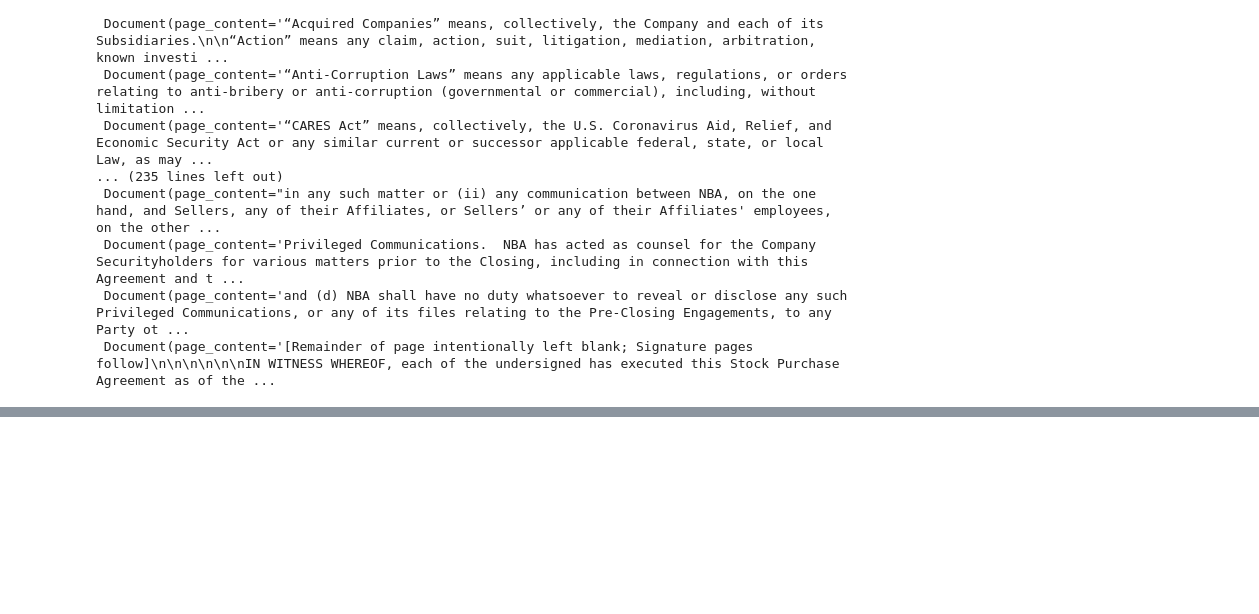
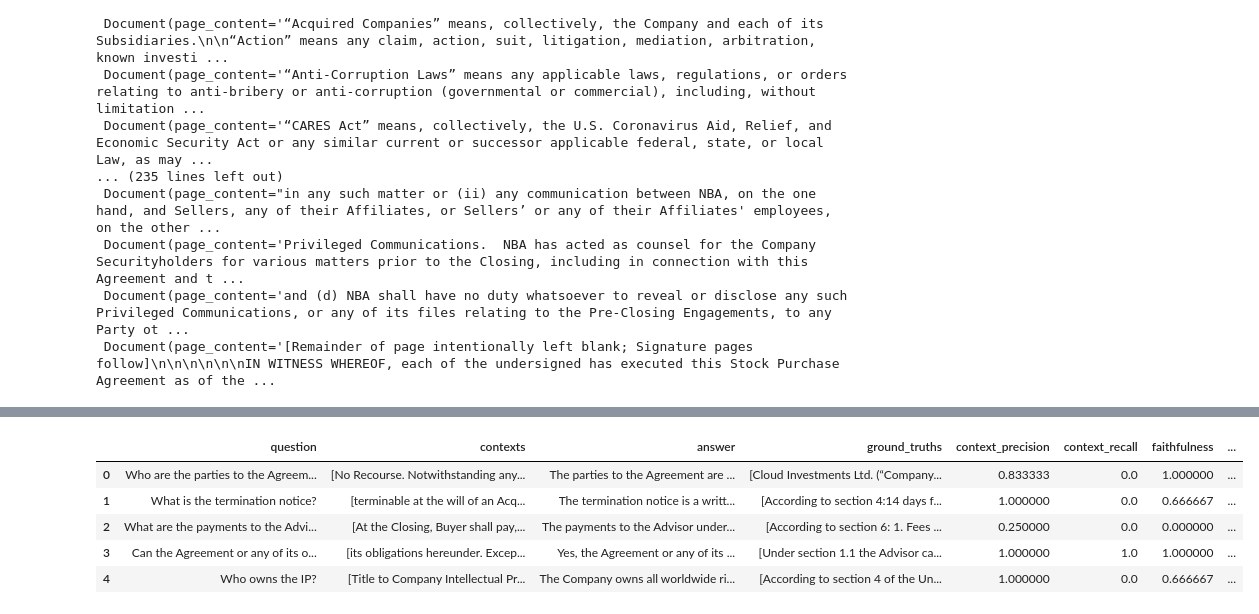
Before and after one commit to bkaggle/Contract-QA-RAG-chatbot, a Jupyter notebook: notebooks/rag.ipynb, the cells around one changed output, grey strips where cells are left out. Drawn from its saved outputs; the diff is of its cells as text; code cells hidden in the pictures; blank space fills up the shorter version.

```diff
--- a/notebooks/rag.ipynb
+++ b/notebooks/rag.ipynb
@@ -70,8 +73,26 @@ texts
 # %%
 embeddings = OpenAIEmbeddings()
 store = Chroma.from_documents(texts,embeddings, collection_name="contract")
+# %%
+# Define prompt template
+template = """You are an assistant for question-answering tasks.
+Use the following pieces of retrieved context to answer the question.
+If you don't know the answer, just say that you don't know.
+Use two sentences maximum and keep the answer concise.
+Question: {question}
+Context: {context}
+Answer:
+"""
+
+prompt = ChatPromptTemplate.from_template(template)
 # %%
 llm = OpenAI(temperature=0)
-chain = RetrievalQA.from_chain_type(llm,retriever=store.as_retriever())
+retriever=store.as_retriever()
+chain = (
+    {"context": retriever,  "question": RunnablePassthrough()}
+    | prompt
+    | llm
+    | StrOutputParser()
+)
 
-print(chain.run("Is there a non-compete obligation to the Advisor?"))
+#print(chain.run("Is there a non-compete obligation to the Advisor?"))
@@ -79,0 +139,16 @@ Based on the context provided, it does not appear that there is a non-compete ob
+# %%
+answers = []
+contexts = []
+
+# Inference
+for query in questions:
+  answers.append(chain.invoke(query))
+  contexts.append([docs.page_content for docs in retriever.get_relevant_documents(query)])
+
+# To dict
+data = {
+    "question": questions,
+    "answer": answers,
+    "contexts": contexts,
+    "ground_truths": ground_truths
+}
@@ -79,0 +280,9 @@ Based on the context provided, it does not appear that there is a non-compete ob
+# %%
+df
+# %% [output]
+|  | question | contexts | answer | ground_truths | context_precision | context_recall | faithfulness | ... |
+| 0 | Who are the parties to the Agreem... | [No Recourse. Notwithstanding any... | The parties to the Agreement are ... | [Cloud Investments Ltd. (“Company... | 0.833333 | 0.0 | 1.000000 | ... |
+| 1 | What is the termination notice? | [terminable at the will of an Acq... | The termination notice is a writt... | [According to section 4:14 days f... | 1.000000 | 0.0 | 0.666667 | ... |
+| 2 | What are the payments to the Advi... | [At the Closing, Buyer shall pay,... | The payments to the Advisor under... | [According to section 6: 1. Fees ... | 0.250000 | 0.0 | 0.000000 | ... |
+| 3 | Can the Agreement or any of its o... | [its obligations hereunder. Excep... | Yes, the Agreement or any of its ... | [Under section 1.1 the Advisor ca... | 1.000000 | 1.0 | 1.000000 | ... |
+| 4 | Who owns the IP? | [Title to Company Intellectual Pr... | The Company owns all worldwide ri... | [According to section 4 of the Un... | 1.000000 | 0.0 | 0.666667 | ... |
```
Also changed, not shown: parts of 9 cells of this notebook, 3 other files.
